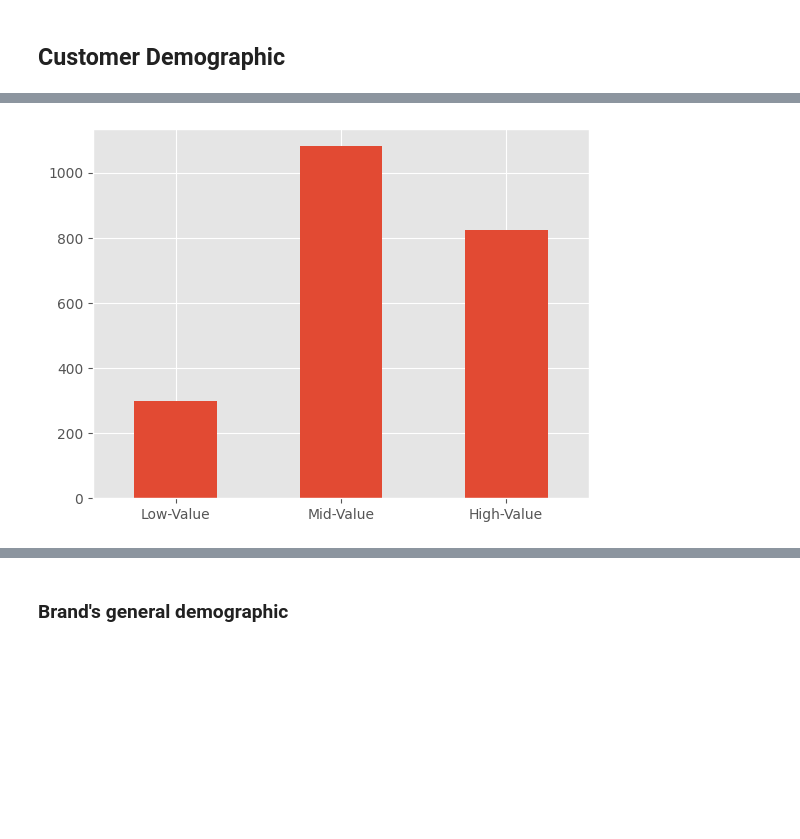
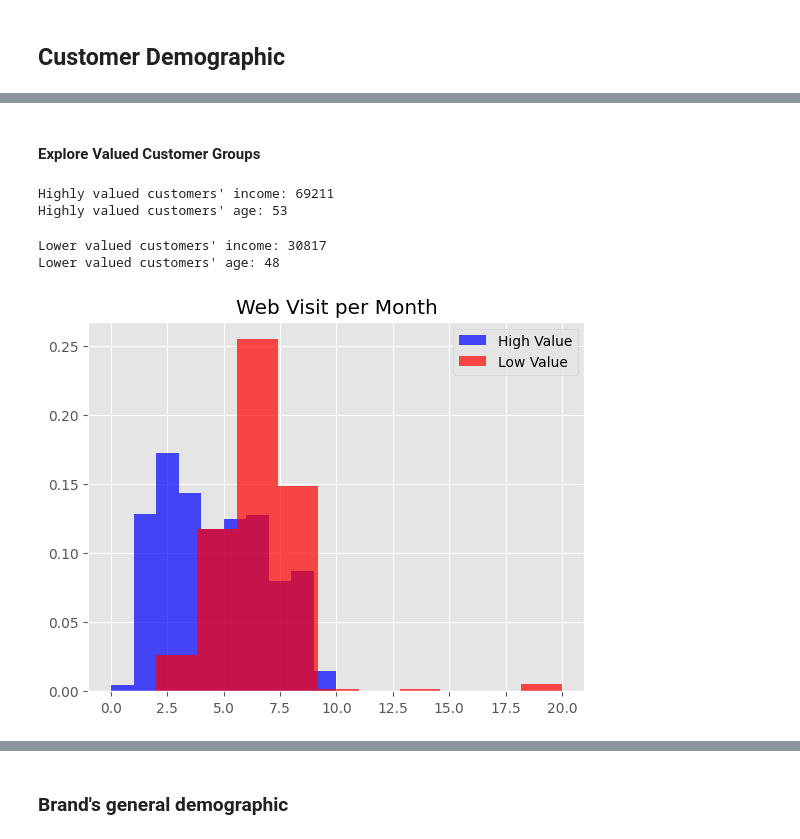
Before and after one commit to DottL/MarketingAnalysis, a Jupyter notebook: MarketingCampaignsAnalysis.ipynb, the cells around one changed output, grey strips where cells are left out. Drawn from its saved outputs; the diff is of its cells as text; code cells hidden in the pictures; blank space fills up the shorter version.

```diff
--- a/MarketingCampaignsAnalysis.ipynb
+++ b/MarketingCampaignsAnalysis.ipynb
@@ -84,7 +28,7 @@ Index(['Income', 'Kidhome', 'Teenhome', 'Recency', 'MntWines', 'MntFruits',
 campaigns = ['AcceptedCmp1', 'AcceptedCmp2', 'AcceptedCmp3', 'AcceptedCmp4', 'AcceptedCmp5', 'AcceptedCmpOverall', 'Response']
 products = ['MntWines', 'MntFruits','MntMeatProducts', 'MntFishProducts', 'MntSweetProducts','MntGoldProds', 'NumDealsPurchases',
             'NumWebPurchases', 'NumCatalogPurchases', 'NumStorePurchases', 'NumWebVisitsMonth','MntTotal', 'MntRegularProds']
-customer = ['Income', 'Kidhome','Teenhome','Recency','Complain','Z_CostContact', 'Z_Revenue','Age', 'Customer_Days', 'marital_Divorced',
+customer = ['Income', 'Kidhome','Teenhome','Recency','Complain', 'Age', 'Customer_Days', 'marital_Divorced',
             'marital_Married', 'marital_Single', 'marital_Together', 'marital_Widow','education_2n Cycle', 'education_Basic',
             'education_Graduation','education_Master', 'education_PhD']
 # %%
@@ -96,3 +37,6 @@ Unique values for Revenue: 1
+# %%
+# Exclude from data
+camp_data.drop(['Z_CostContact', 'Z_Revenue'], axis=1, inplace=True)
 # %%
 corr = camp_data[(products + campaigns[:-1])].corr()
 mask = np.triu(np.ones_like(corr, dtype=bool)) # create mask for lower triangle
@@ -342,11 +246,42 @@ rfm_df.head()
 rfm_df['customer_value'] = pd.Categorical(rfm_df['customer_value'], categories=customer_value_labels, ordered=True)
 
 # Plot data
+plt.figure(figsize=(5,4))
 rfm_df['customer_value'].value_counts().sort_index().plot.bar()
-plt.xticks(rotation=0)
 
 plt.xticks(rotation=0)
 plt.xlabel(None)
+plt.title("Current Customer Values")
 plt.show()
-# %% [output]
-[figure, removed]
+# %% [markdown]
+#### Explore Valued Customer Groups
+# %%
+rated_data = pd.merge(camp_data[customer+campaigns[:-1]], rfm_df[['RFM_Score','customer_value']], left_index=True, right_index=True)
+# %%
+high_valued_income = round(rated_data[rated_data["customer_value"]=='High-Value']['Income'].mean())
+high_valued_age = round(rated_data[rated_data["customer_value"]=='High-Value']['Age'].mean())
+
+print("Highly valued customers' income:", high_valued_income,
+      "\nHighly valued customers' age:", high_valued_age)
+# %% [output]
+Highly valued customers' income: 69211
+Highly valued customers' age: 53
+# %%
+low_valued_income = round(rated_data[rated_data["customer_value"]=='Low-Value']['Income'].mean())
+low_valued_age = round(rated_data[rated_data["customer_value"]=='Low-Value']['Age'].mean())
+
+print("Lower valued customers' income:", low_valued_income,
+      "\nLower valued customers' age:", low_valued_age)
+# %% [output]
+Lower valued customers' income: 30817
+Lower valued customers' age: 48
+# %%
+# compare high vs low valued web visit
+plt.hist(camp_data[rated_data["customer_value"]=='High-Value']['NumWebVisitsMonth'], color = 'Blue', label='High Value', alpha=0.7, density=True)
+plt.hist(camp_data[rated_data["customer_value"]=='Low-Value']['NumWebVisitsMonth'], color = 'Red', label='Low Value', alpha=0.7, density=True)
+
+plt.title('Web Visit per Month')
+plt.legend()
+plt.show()
+# %% [output]
+[figure, added]
```
Also changed, not shown: parts of 43 cells of this notebook.
